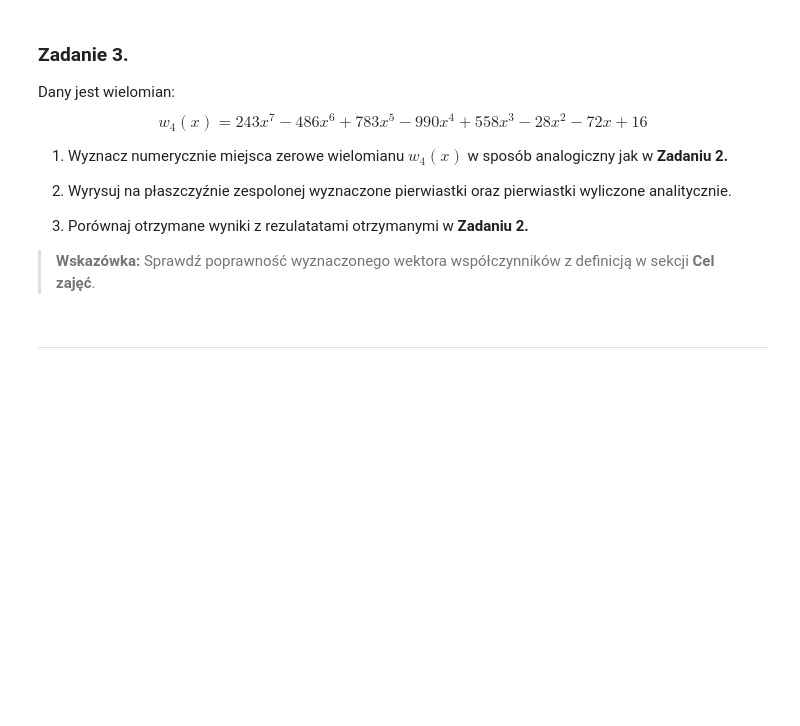
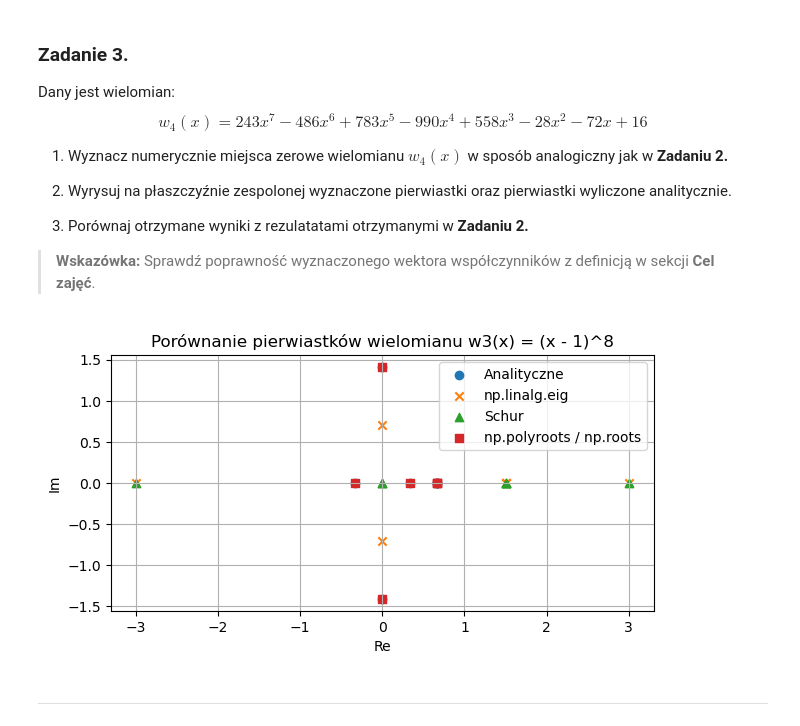
Before and after one commit to MN-KJ-2025/lab-7-pierwiastki-Igur7, a Jupyter notebook: sprawozdanie.ipynb, the cells around one changed output. Drawn from its saved outputs; the diff is of its cells as text; code cells hidden in the pictures; blank space fills up the shorter version.

```diff
--- a/sprawozdanie.ipynb
+++ b/sprawozdanie.ipynb
@@ -301,3 +295,39 @@ $$
+# %%
+# ===== Twoja implementacja tutaj =====
+w4coef = [243, -486,783,-990,558,-28,-72,16]
+roots_w4 = np.roots(w4coef)
+
+# Macierz Frobeniusa
+Fw4 = frob_a(w4coef)
+
+# Metoda 1: eigenvalues
+eig_vals = np.linalg.eigvals(Fw4)
+
+#  Metoda 2: Schur
+T, Z = sp.schur(Fw4)
+eig_schur = np.diag(T)
+
+# Metoda 3: polyroots
+polyroots = np.roots(w4coef)
+
+# Pierwiastki analityczne
+analytic = roots_w4
+
+plt.figure(figsize=(7, 7))
+plt.scatter(analytic.real, analytic.imag, label="Analityczne", marker='o')
+plt.scatter(eig_vals.real, eig_vals.imag, label="np.linalg.eig", marker='x')
+plt.scatter(eig_schur.real, eig_schur.imag, label="Schur", marker='^')
+plt.scatter(polyroots.real, polyroots.imag, label="np.polyroots / np.roots", marker='s')
+
+plt.xlabel("Re")
+plt.ylabel("Im")
+plt.title("Porównanie pierwiastków wielomianu w3(x) = (x - 1)^8")
+plt.grid(True)
+plt.legend()
+plt.gca().set_aspect('equal', 'box')
+plt.show()
+# %% [output]
+[figure, added]
 # %% [markdown]
 ---
 # %% [markdown]
```
Also changed, not shown: parts of 8 cells of this notebook, 1 other file.
